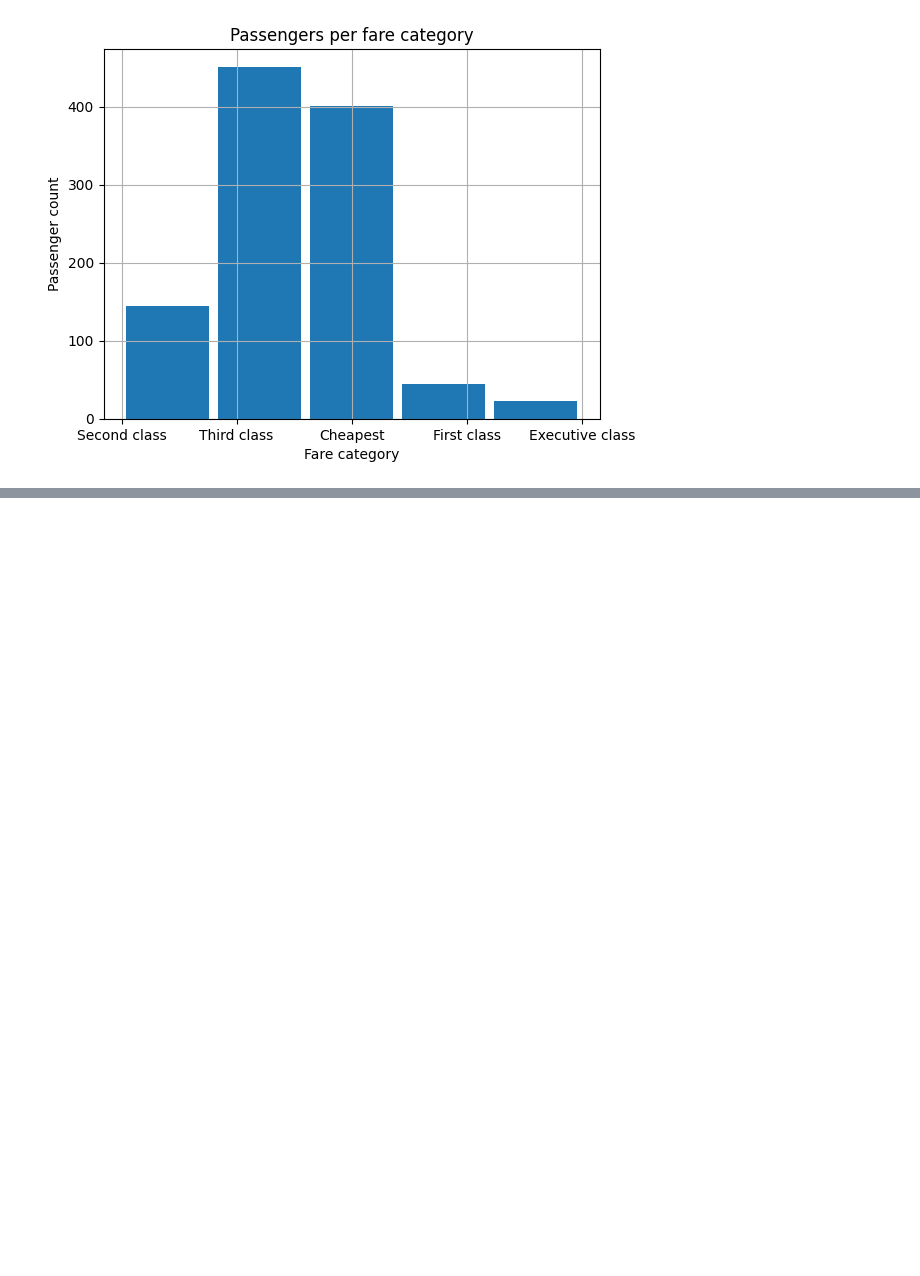
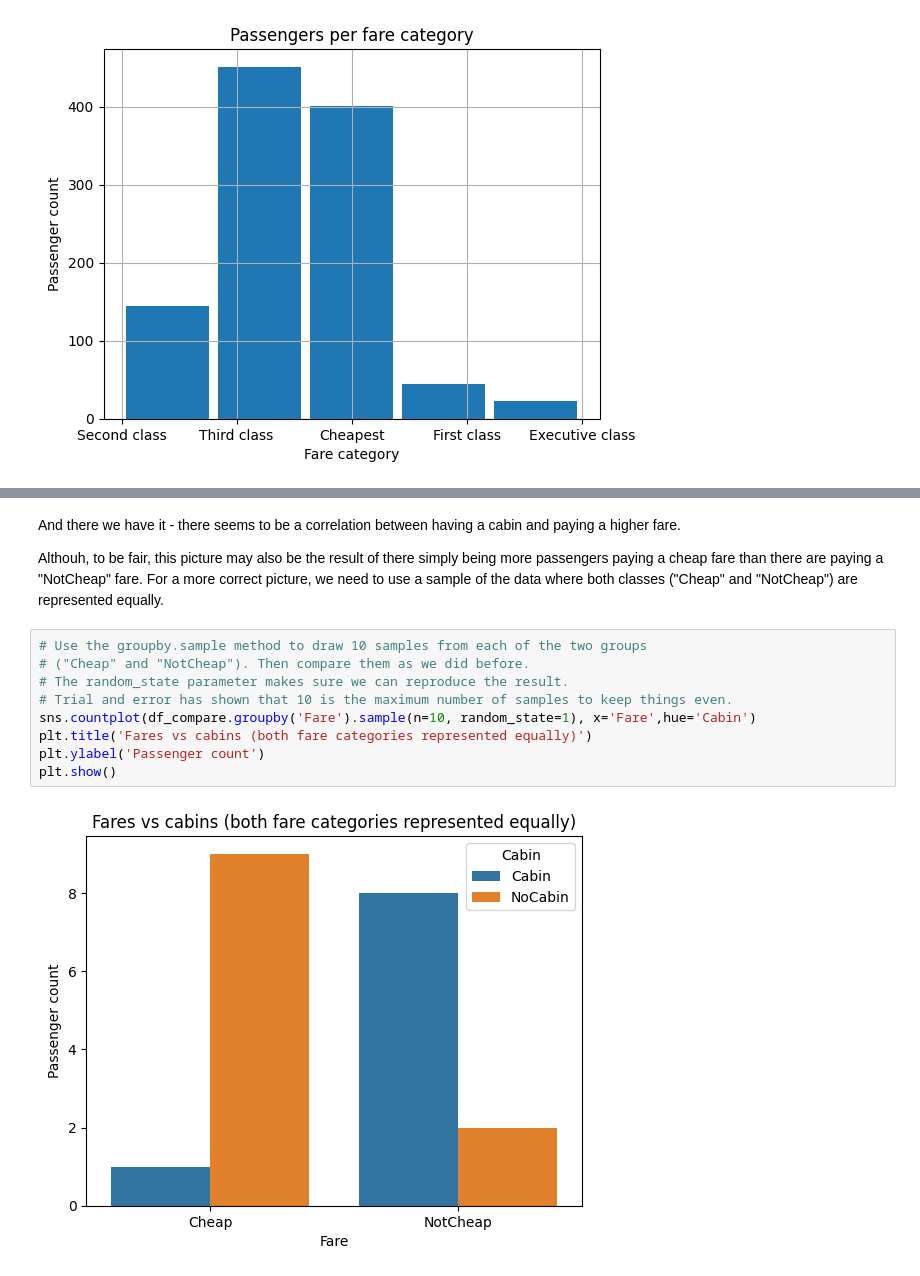
Before and after one commit to AIM-MADS-DATEXP/workshop-data-preparation, a Jupyter notebook: data_preparation.ipynb, the cells around one changed output, grey strips where cells are left out. Cells and saved outputs as stored; diff of their text form; blank space fills up the shorter version.

```diff
--- a/data_preparation.ipynb
+++ b/data_preparation.ipynb
@@ -498,0 +544,15 @@ TODO
+# %% [markdown]
+And there we have it - there seems to be a correlation between having a cabin and paying a higher fare.
+
+Althouh, to be fair, this picture may also be the result of there simply being more passengers paying a cheap fare than there are paying a "NotCheap" fare. For a more correct picture, we need to use a sample of the data where both classes ("Cheap" and "NotCheap") are represented equally.
+# %%
+# Use the groupby.sample method to draw 10 samples from each of the two groups
+# ("Cheap" and "NotCheap"). Then compare them as we did before.
+# The random_state parameter makes sure we can reproduce the result.
+# Trial and error has shown that 10 is the maximum number of samples to keep things even.
+sns.countplot(df_compare.groupby('Fare').sample(n=10, random_state=1), x='Fare',hue='Cabin')
+plt.title('Fares vs cabins (both fare categories represented equally)')
+plt.ylabel('Passenger count')
+plt.show()
+# %% [output]
+[figure, added]
```
Also changed, not shown: parts of 14 cells of this notebook.
